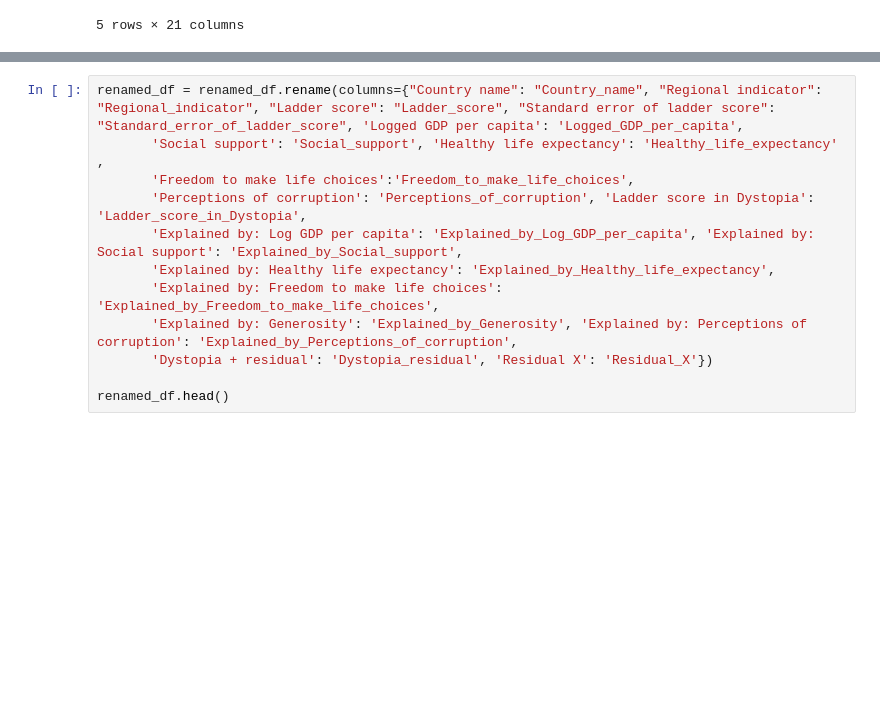
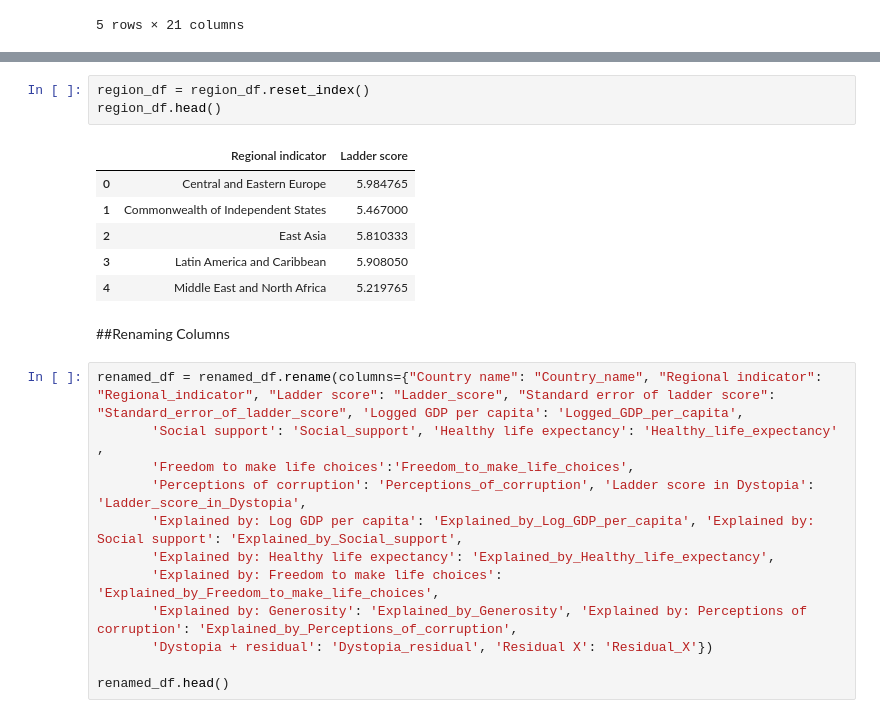
Before and after one commit to CoryOpie/Project_2, a Jupyter notebook: CleanProject.ipynb, the cells around one changed output, grey strips where cells are left out. Cells and saved outputs as stored; diff of their text form; blank space fills up the shorter version.

```diff
--- a/CleanProject.ipynb
+++ b/CleanProject.ipynb
@@ -105,3 +107,15 @@ region_df.head()
+# %%
+region_df = region_df.reset_index()
+region_df.head()
+# %% [output]
+|  | Regional indicator | Ladder score |
+| 0 | Central and Eastern Europe | 5.984765 |
+| 1 | Commonwealth of Independent States | 5.467000 |
+| 2 | East Asia | 5.810333 |
+| 3 | Latin America and Caribbean | 5.908050 |
+| 4 | Middle East and North Africa | 5.219765 |
+# %% [markdown]
+##Renaming Columns
 # %%
 renamed_df = renamed_df.rename(columns={"Country name": "Country_name", "Regional indicator": "Regional_indicator", "Ladder score": "Ladder_score", "Standard error of ladder score": "Standard_error_of_ladder_score", 'Logged GDP per capita': 'Logged_GDP_per_capita',
        'Social support': 'Social_support', 'Healthy life expectancy': 'Healthy_life_expectancy' ,
```
Also changed, not shown: parts of 21 cells of this notebook, 1 other file.
